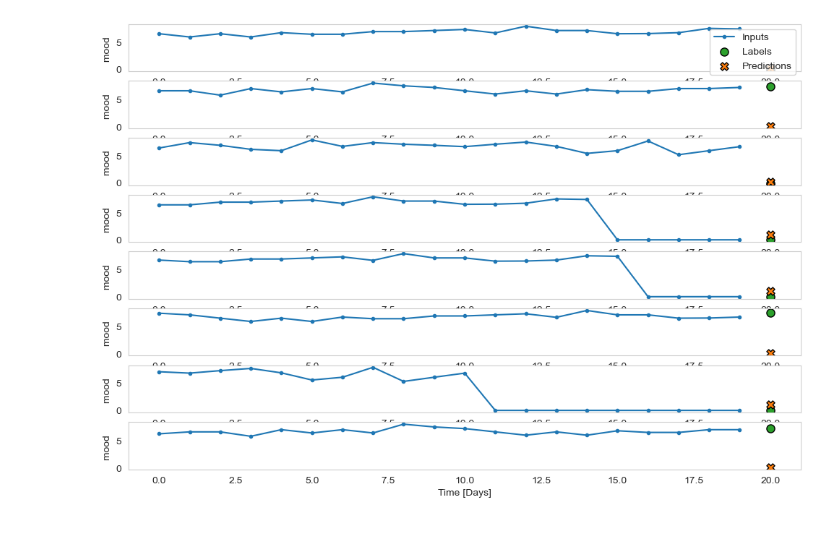
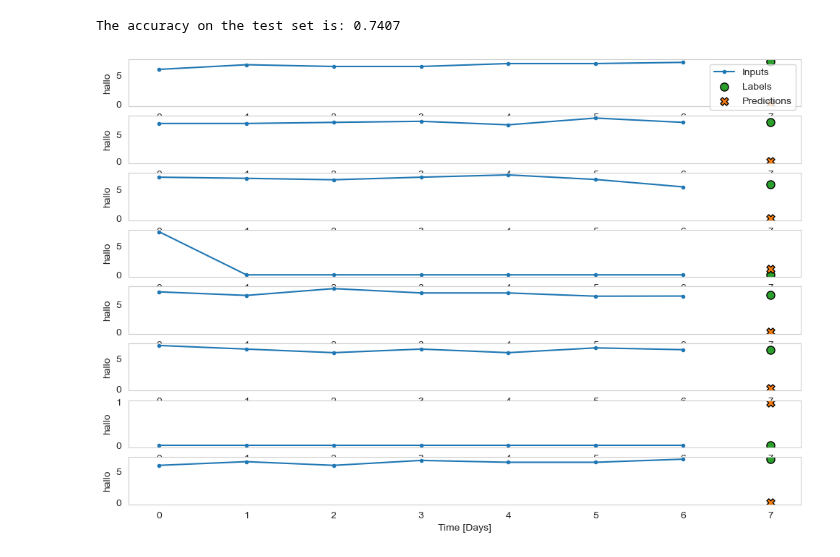
Before and after one commit to PaulHosek/DataMining, a Jupyter notebook: RNN_classification.ipynb, the cells around one changed output. Drawn from its saved outputs; the diff is of its cells as text; code cells hidden in the pictures.

Commit message:
more rnn stuff, classifier does not like me

```diff
--- a/RNN_classification.ipynb
+++ b/RNN_classification.ipynb
@@ -22,7 +25,7 @@ REGRESSORS = ['weekday', 'circumplex.arousal', 'circumplex.valence',
               'appCat.travel', 'appCat.unknown', 'appCat.utilities', 'appCat.weather']
 
 DATE = 'days'  # always correct
-IN_STEPS = 20  # use 7 days
+IN_STEPS = 7  # use 7 days
 OUT_STEPS = 1  # to predict 1 day in the future
 GROUPBY = ['subject_id']
 BATCH_SIZE = 8
@@ -39,4 +42,4 @@ test_window = MultiSeriesWindowsGenerator(
     input_width=IN_STEPS, label_width=OUT_STEPS, shift=1, batch_size=BATCH_SIZE, GROUPBY=GROUPBY,
     label_columns=LABELS, regressor_columns=REGRESSORS, DATE=DATE, LABELS=LABELS)
 
-test_window.update_datasets(train_series, val_series, test_series)
+test_window.update_datasets(train_series, val_series, test_series, norm=False)
@@ -96,4 +102,8 @@ Epoch 4/5
+# %%
+print("The accuracy on the test set is:",round(performance["LSTM"][1], 4))
+# %% [output]
+The accuracy on the test set is: 0.7407
 # %%
-test_window.plot(lstm_model_classifier, single=True, max_subplots=10)
+test_window.plot(lstm_model_classifier, single=True, max_subplots=100, y_lab="hallo")
 # %% [output]
-[figure, old version]
+[figure, new version]
```
Also changed, not shown: parts of 6 cells of this notebook, 2 other files.
